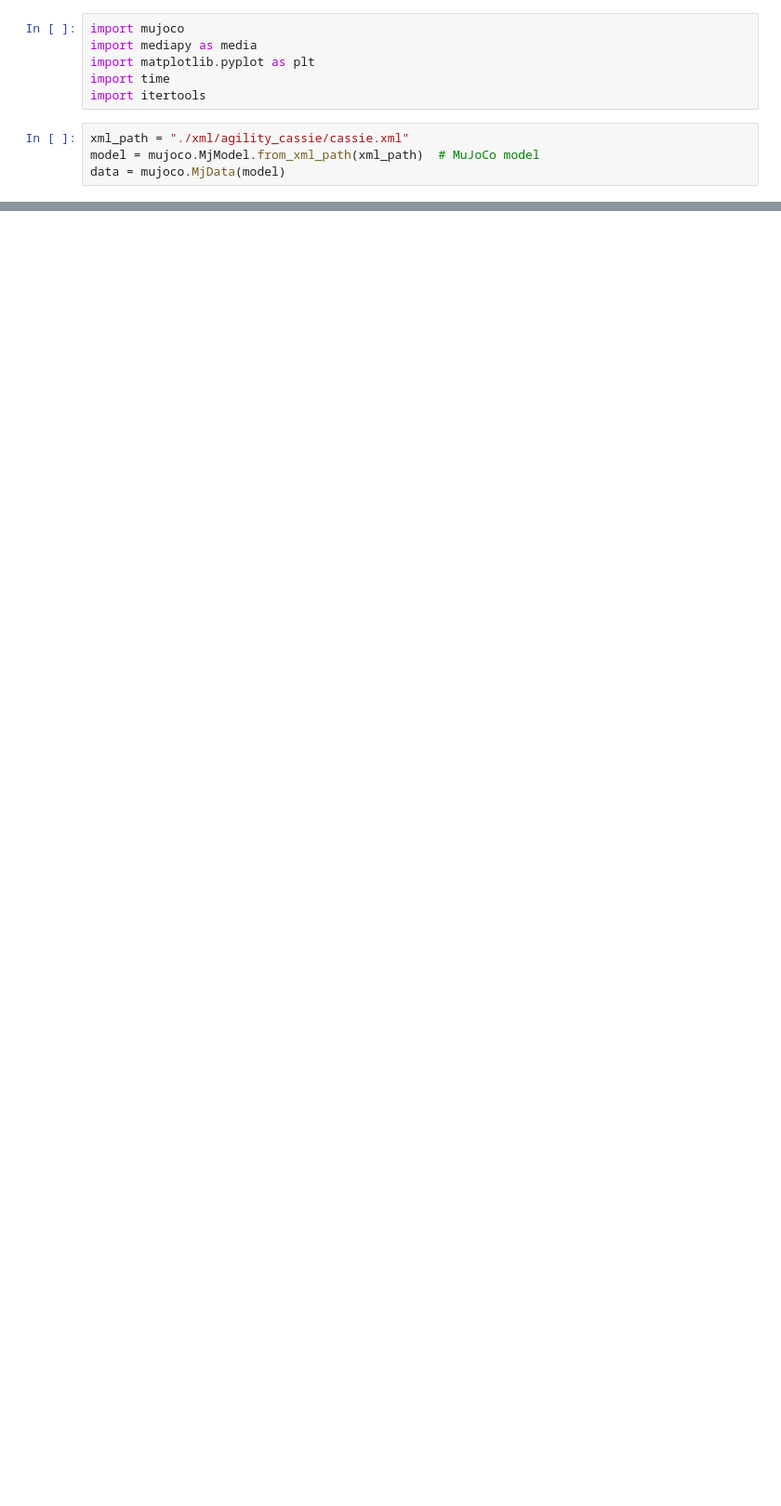
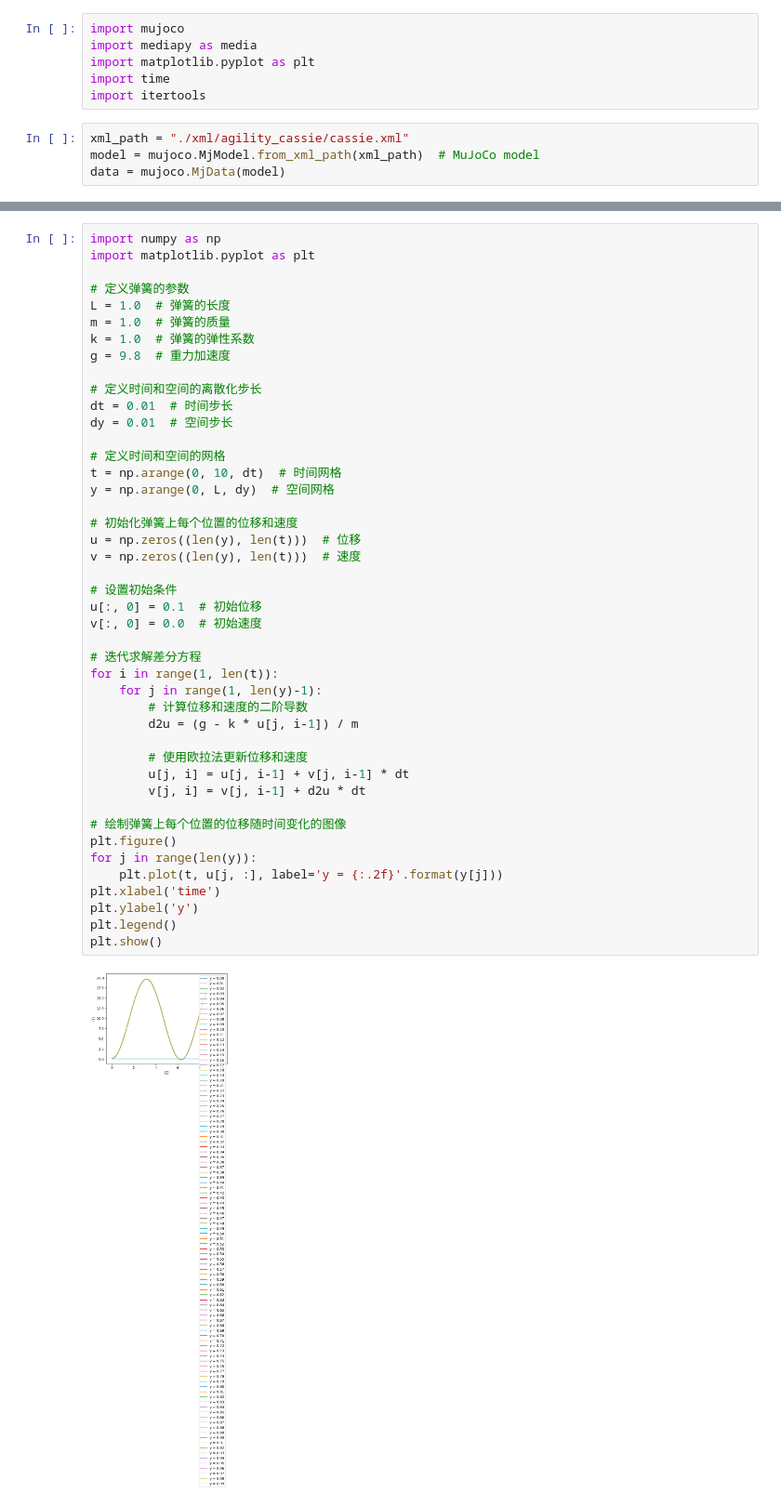
Before and after one commit to yinfanyi/hopper, a Jupyter notebook: test.ipynb, the cells around one changed output, grey strips where cells are left out. Shown at 93% size. Drawn from its saved outputs; the diff is of its cells as text; blank space fills up the shorter version.

```diff
--- a/test.ipynb
+++ b/test.ipynb
@@ -18,0 +435,46 @@ media.show_image(renderer.render())
+# %%
+import numpy as np
+import matplotlib.pyplot as plt
+
+# 定义弹簧的参数
+L = 1.0  # 弹簧的长度
+m = 1.0  # 弹簧的质量
+k = 1.0  # 弹簧的弹性系数
+g = 9.8  # 重力加速度
+
+# 定义时间和空间的离散化步长
+dt = 0.01  # 时间步长
+dy = 0.01  # 空间步长
+
+# 定义时间和空间的网格
+t = np.arange(0, 10, dt)  # 时间网格
+y = np.arange(0, L, dy)  # 空间网格
+
+# 初始化弹簧上每个位置的位移和速度
+u = np.zeros((len(y), len(t)))  # 位移
+v = np.zeros((len(y), len(t)))  # 速度
+
+# 设置初始条件
+u[:, 0] = 0.1  # 初始位移
+v[:, 0] = 0.0  # 初始速度
+
+# 迭代求解差分方程
+for i in range(1, len(t)):
+    for j in range(1, len(y)-1):
+        # 计算位移和速度的二阶导数
+        d2u = (g - k * u[j, i-1]) / m
+
+        # 使用欧拉法更新位移和速度
+        u[j, i] = u[j, i-1] + v[j, i-1] * dt
+        v[j, i] = v[j, i-1] + d2u * dt
+
+# 绘制弹簧上每个位置的位移随时间变化的图像
+plt.figure()
+for j in range(len(y)):
+    plt.plot(t, u[j, :], label='y = {:.2f}'.format(y[j]))
+plt.xlabel('time')
+plt.ylabel('y')
+plt.legend()
+plt.show()
+# %% [output]
+[figure, added]
```
Also changed, not shown: parts of 17 cells of this notebook, 2 other files.
